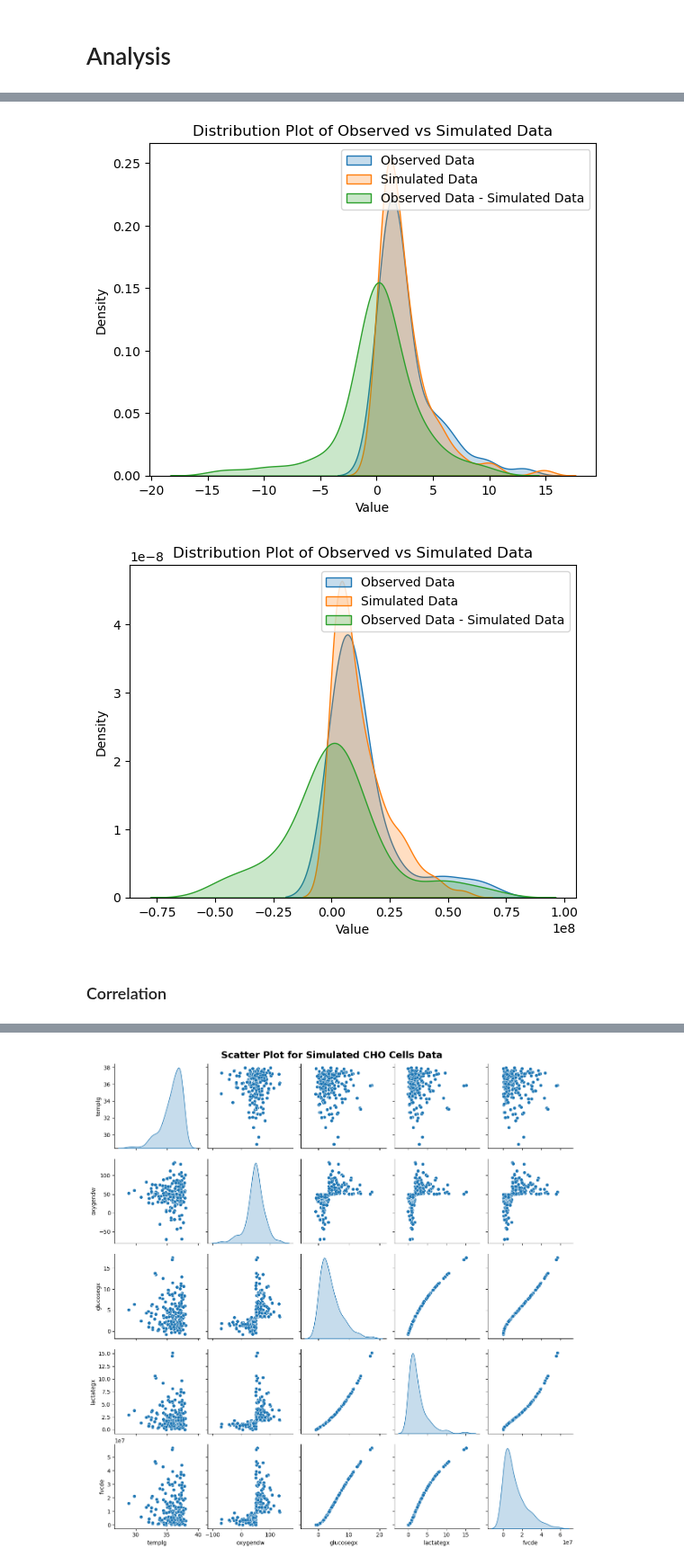
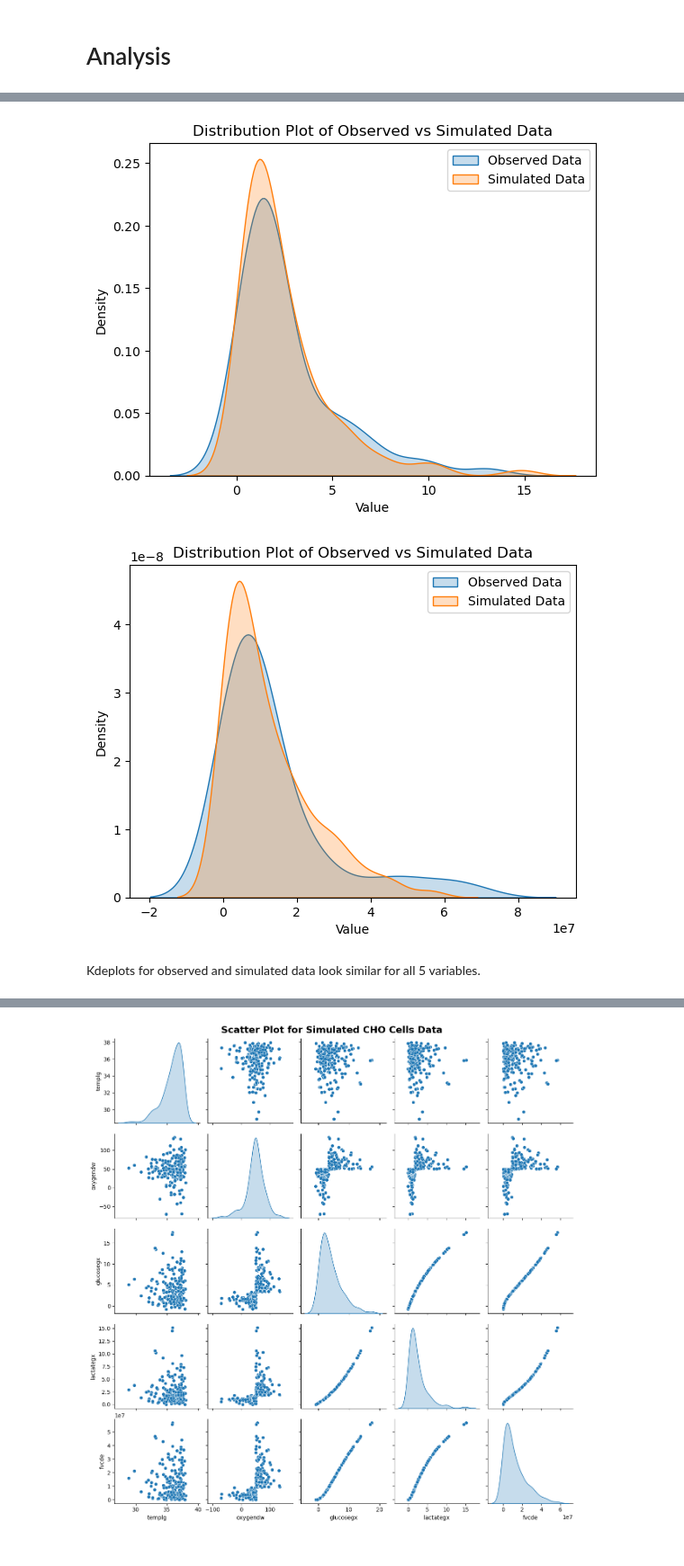
Before and after one commit to nurbujang/1progdaw23, a Jupyter notebook: project1.ipynb, the cells around one changed output, grey strips where cells are left out. Shown at 90% size. Saved outputs shown, nothing was run; the diff lists cells and outputs as text; code cells hidden in the pictures.

```diff
--- a/project1.ipynb
+++ b/project1.ipynb
@@ -795,11 +762,8 @@ plt.show()
 # %%
 # for lactate:
 
-diffl = df['lactate'] - sim['lactategx']
-
 sns.kdeplot(df['lactate'], label='Observed Data', shade=True)
 sns.kdeplot(sim['lactategx'], label='Simulated Data', shade=True)
-sns.kdeplot(diffl, label='Observed Data - Simulated Data', shade=True)
 
 plt.xlabel('Value')
 plt.ylabel('Density')
@@ -808,26 +772,23 @@ plt.title('Distribution Plot of Observed vs Simulated Data')
 plt.legend()
 plt.show()
 # %% [output]
-[figure, old version]
+[figure, new version]
 # %%
 # for final viable cell density (fvcd):
 
-difff = df['fvcd'] - sim['fvcde']
-
 sns.kdeplot(df['fvcd'], label='Observed Data', shade=True)
 sns.kdeplot(sim['fvcde'], label='Simulated Data', shade=True)
-sns.kdeplot(difff, label='Observed Data - Simulated Data', shade=True)
 
 plt.xlabel('Value')
 plt.ylabel('Density')
 plt.title('Distribution Plot of Observed vs Simulated Data')
 
 plt.legend()
 plt.show()
 # %% [output]
-[figure, old version]
+[figure, new version]
-# %% [markdown]
-###  Correlation
+# %% [markdown]
+Kdeplots for observed and simulated data look similar for all 5 variables.
 # %% [markdown]
 ## Scatter Plot
 
```
Also changed, not shown: parts of 15 cells of this notebook.
